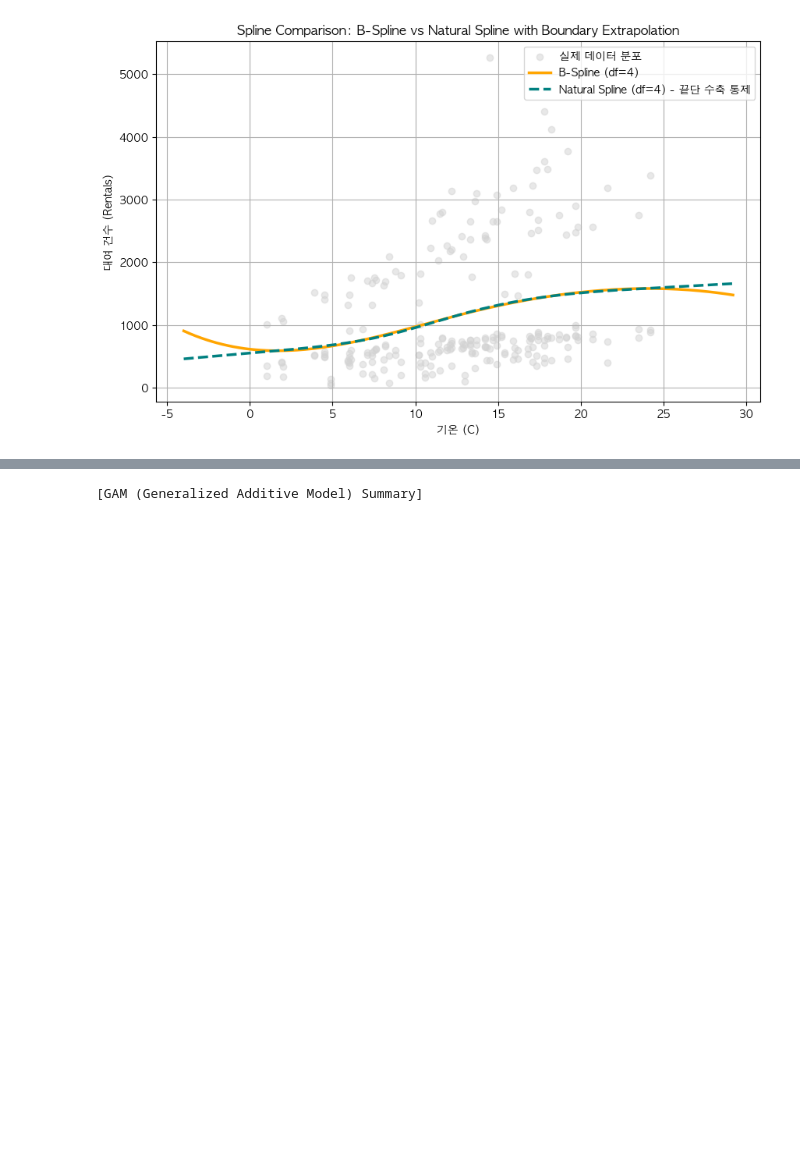
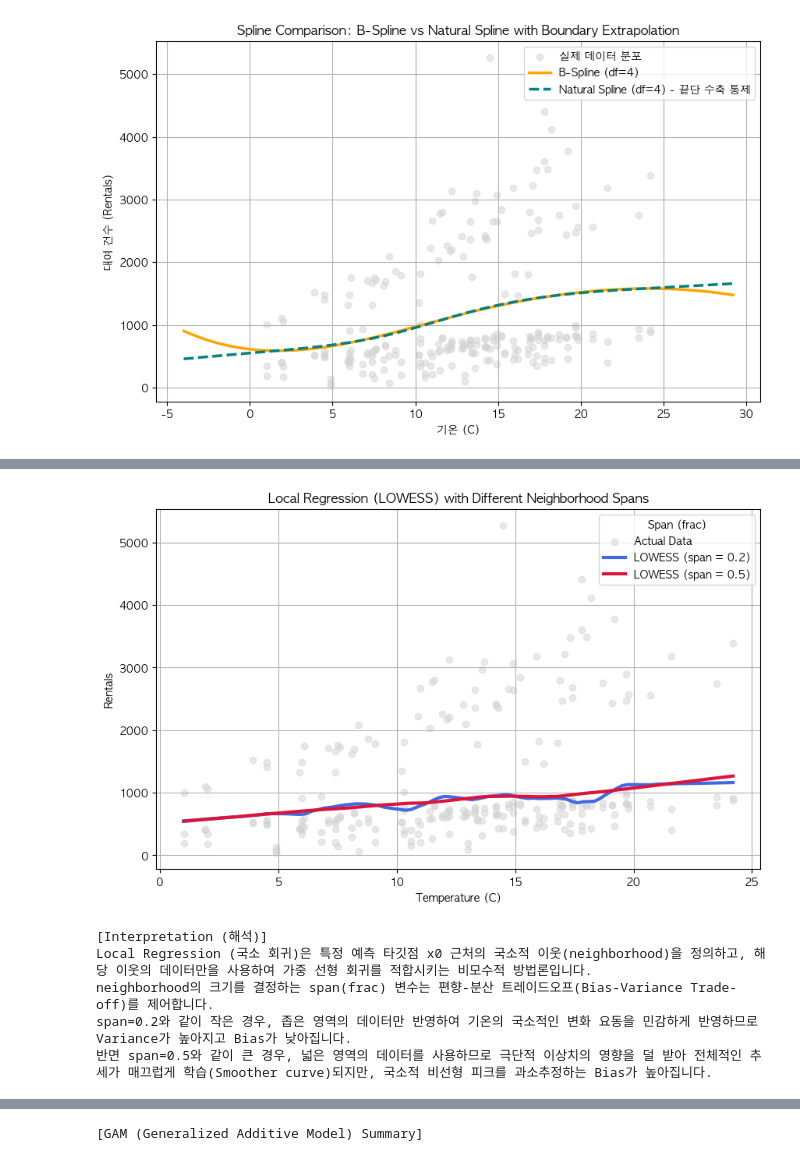
Before and after one commit to todayoneul/ddarungyee, a Jupyter notebook: 22100757_term_project.ipynb, the cells around one changed output, grey strips where cells are left out. Drawn from its saved outputs; the diff is of its cells as text; code cells hidden in the pictures; blank space fills up the shorter version.

```diff
--- a/22100757_term_project.ipynb
+++ b/22100757_term_project.ipynb
@@ -1369,0 +1613,39 @@ plt.show()
+# %%
+# [참조 실습 파일: ch07_lab_nonlin_t01.html]
+# statsmodels.api.nonparametric.lowess를 활용한 국소 회귀(Local Regression) 모델링 및 span(frac) 비교
+# 13-4. Local Regression (LOWESS)
+import statsmodels.api as sm
+
+lowess = sm.nonparametric.lowess
+grid_temp = np.linspace(daily_df['temp'].min(), daily_df['temp'].max(), 100)
+
+plt.figure(figsize=(10, 6))
+plt.scatter(daily_df['temp'], daily_df['rentals'], color='lightgray', alpha=0.5, label='Actual Data')
+
+# span (neighborhood fraction) 값에 따른 LOWESS 비교
+spans = [0.2, 0.5]
+colors = ['royalblue', 'crimson']
+
+for span, color in zip(spans, colors):
+    fitted = lowess(daily_df['rentals'], daily_df['temp'], frac=span, xvals=grid_temp)
+    plt.plot(grid_temp, fitted, color=color, linewidth=3, label=f'LOWESS (span = {span:.1f})')
+
+plt.title('Local Regression (LOWESS) with Different Neighborhood Spans')
+plt.xlabel('Temperature (C)')
+plt.ylabel('Rentals')
+plt.legend(title='Span (frac)')
+plt.grid(True)
+plt.show()
+
+print("\n[Interpretation (해석)]")
+print("Local Regression (국소 회귀)은 특정 예측 타깃점 x0 근처의 국소적 이웃(neighborhood)을 정의하고, 해당 이웃의 데이터만을 사용하여 가중 선형 회귀를 적합시키는 비모수적 방법론입니다.")
+print("neighborhood의 크기를 결정하는 span(frac) 변수는 편향-분산 트레이드오프(Bias-Variance Trade-off)를 제어합니다.")
+print("span=0.2와 같이 작은 경우, 좁은 영역의 데이터만 반영하여 기온의 국소적인 변화 요동을 민감하게 반영하므로 Variance가 높아지고 Bias가 낮아집니다.")
+print("반면 span=0.5와 같이 큰 경우, 넓은 영역의 데이터를 사용하므로 극단적 이상치의 영향을 덜 받아 전체적인 추세가 매끄럽게 학습(Smoother curve)되지만, 국소적 비선형 피크를 과소추정하는 Bias가 높아집니다.")
+# %% [output]
+[figure, added]
+[Interpretation (해석)]
+Local Regression (국소 회귀)은 특정 예측 타깃점 x0 근처의 국소적 이웃(neighborhood)을 정의하고, 해당 이웃의 데이터만을 사용하여 가중 선형 회귀를 적합시키는 비모수적 방법론입니다.
+neighborhood의 크기를 결정하는 span(frac) 변수는 편향-분산 트레이드오프(Bias-Variance Trade-off)를 제어합니다.
+span=0.2와 같이 작은 경우, 좁은 영역의 데이터만 반영하여 기온의 국소적인 변화 요동을 민감하게 반영하므로 Variance가 높아지고 Bias가 낮아집니다.
+반면 span=0.5와 같이 큰 경우, 넓은 영역의 데이터를 사용하므로 극단적 이상치의 영향을 덜 받아 전체적인 추세가 매끄럽게 학습(Smoother curve)되지만, 국소적 비선형 피크를 과소추정하는 Bias가 높아집니다.
```
Also changed, not shown: parts of 11 cells of this notebook, 1 other file.
